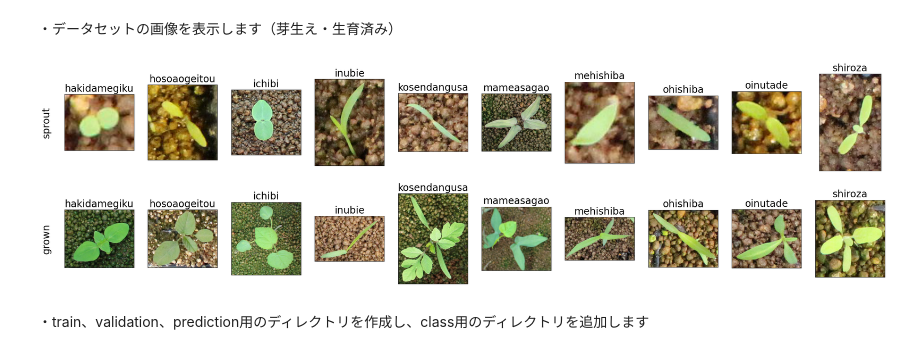
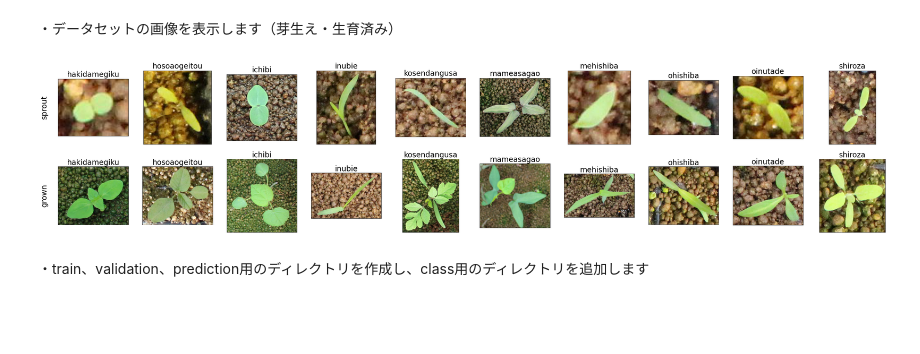
Before and after one commit to NikaMasa51/test_project, a Jupyter notebook: notebook/weed_training_01.ipynb, the cells around one changed output. Saved outputs shown, nothing was run; the diff lists cells and outputs as text; code cells hidden in the pictures; blank space fills up the shorter version.

```diff
--- a/notebook/weed_training_01.ipynb
+++ b/notebook/weed_training_01.ipynb
@@ -87,7 +87,7 @@ def show_weed():
   #　表示設定
   col=len(weed_names)
   row=hs/col
-  cols=col*3
+  cols=col*4
   rows=row*4
   dpis = 100
 
@@ -102,35 +102,35 @@ def show_weed():
     #　1段目
     img_path = os.path.join(input_dir, weed_name, weed_type[0])
     img_list = os.listdir(img_path)
     plot_num = pi
     ax=fig.add_subplot(row, col, plot_num)
     ax.set_title(weed_name, fontsize=20)
     if plot_num == 1:
       plt.ylabel(weed_type[0], fontsize=20) # y軸ラベル
     img = Image.open(os.path.join(img_path, img_list[6]))
     plt.xticks(color="None")
     plt.yticks(color="None")
     plt.tick_params(length=0)
     plt.imshow(img, cmap='gray')
   #　2段目
     img_path = os.path.join(input_dir, weed_name, weed_type[1])
     img_list = os.listdir(img_path)
     plot_num2 = pi+10
     bx=fig.add_subplot(row, col, plot_num2)
-    bx.set_title(weed_name, fontsize=20)
+    bx.set_title(weed_name, fontsize=20, pad=0)
     if plot_num2 == 11:
       plt.ylabel(weed_type[1], fontsize=20) # y軸ラベル
     img2 = Image.open(os.path.join(img_path, img_list[2]))
     plt.xticks(color="None")
     plt.yticks(color="None")
     plt.tick_params(length=0)
     plt.imshow(img2, cmap='gray')
     pi = pi+1
   fig.align_labels()
 
 show_weed()
 # %% [output]
-[figure, old version]
+[figure, new version]
 # %% [markdown]
 ・train、validation、prediction用のディレクトリを作成し、class用のディレクトリを追加します
 # %%
```
Also changed, not shown: parts of 5 cells of this notebook.
